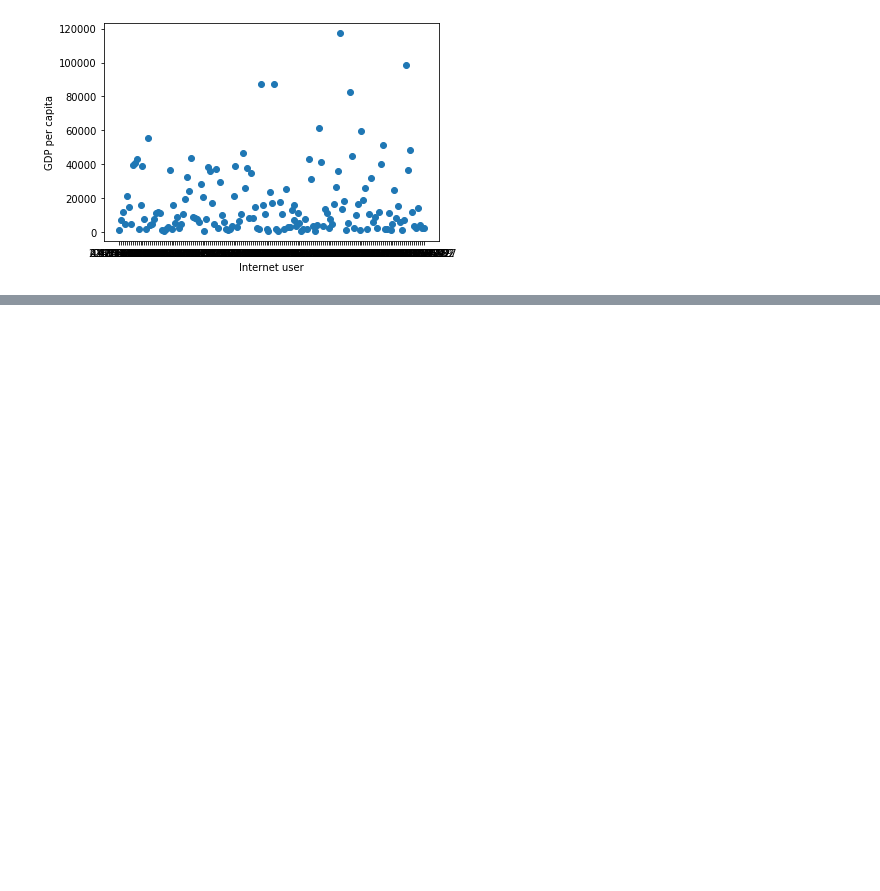
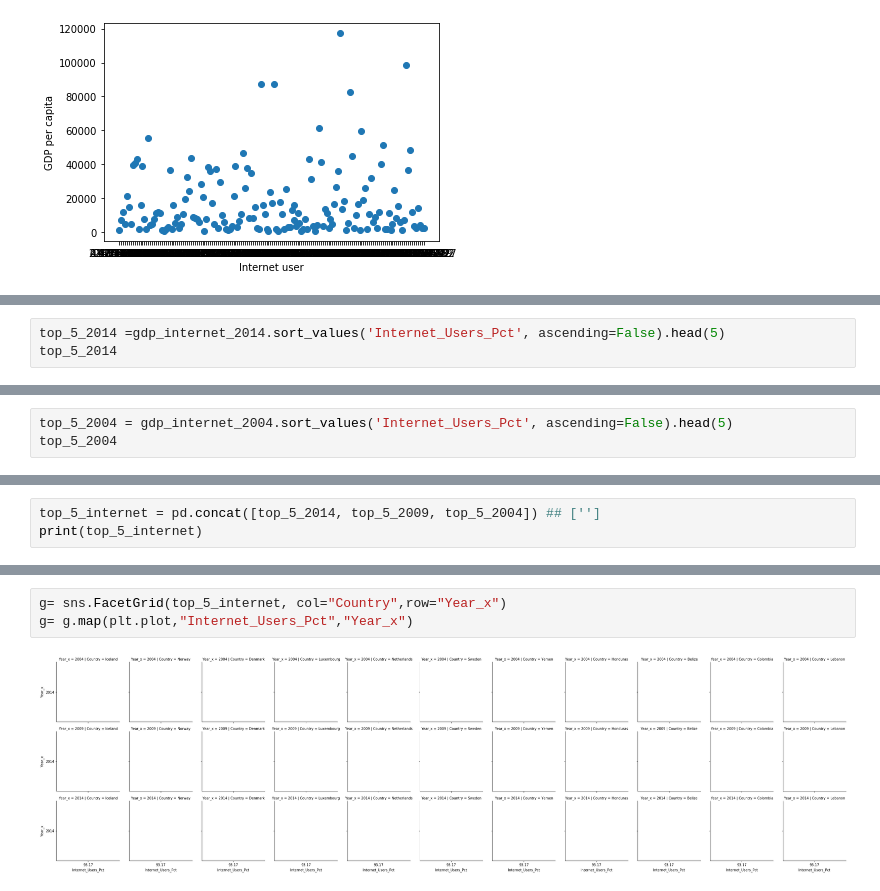
Before and after one commit to arikhursheed/gdp-and-internet-usage-arikhursheed, a Jupyter notebook: notebooks/un_data_explore.ipynb, the cells around one changed output, grey strips where cells are left out. Drawn from its saved outputs; the diff is of its cells as text; blank space fills up the shorter version.

```diff
--- a/notebooks/un_data_explore.ipynb
+++ b/notebooks/un_data_explore.ipynb
@@ -400,0 +452,3 @@ Text(0, 0.5, 'GDP per capita')
+# %%
+top_5_2014 =gdp_internet_2014.sort_values('Internet_Users_Pct', ascending=False).head(5)
+top_5_2014
@@ -400,0 +475,3 @@ Text(0, 0.5, 'GDP per capita')
+# %%
+top_5_2004 = gdp_internet_2004.sort_values('Internet_Users_Pct', ascending=False).head(5)
+top_5_2004
@@ -400,0 +485,3 @@ Text(0, 0.5, 'GDP per capita')
+# %%
+top_5_internet = pd.concat([top_5_2014, top_5_2009, top_5_2004]) ## ['']
+print(top_5_internet)
@@ -400,0 +519,5 @@ Text(0, 0.5, 'GDP per capita')
+# %%
+g= sns.FacetGrid(top_5_internet, col="Country",row="Year_x")
+g= g.map(plt.plot,"Internet_Users_Pct","Year_x")
+# %% [output]
+[figure, added]
```
Also changed, not shown: parts of 23 cells of this notebook.
